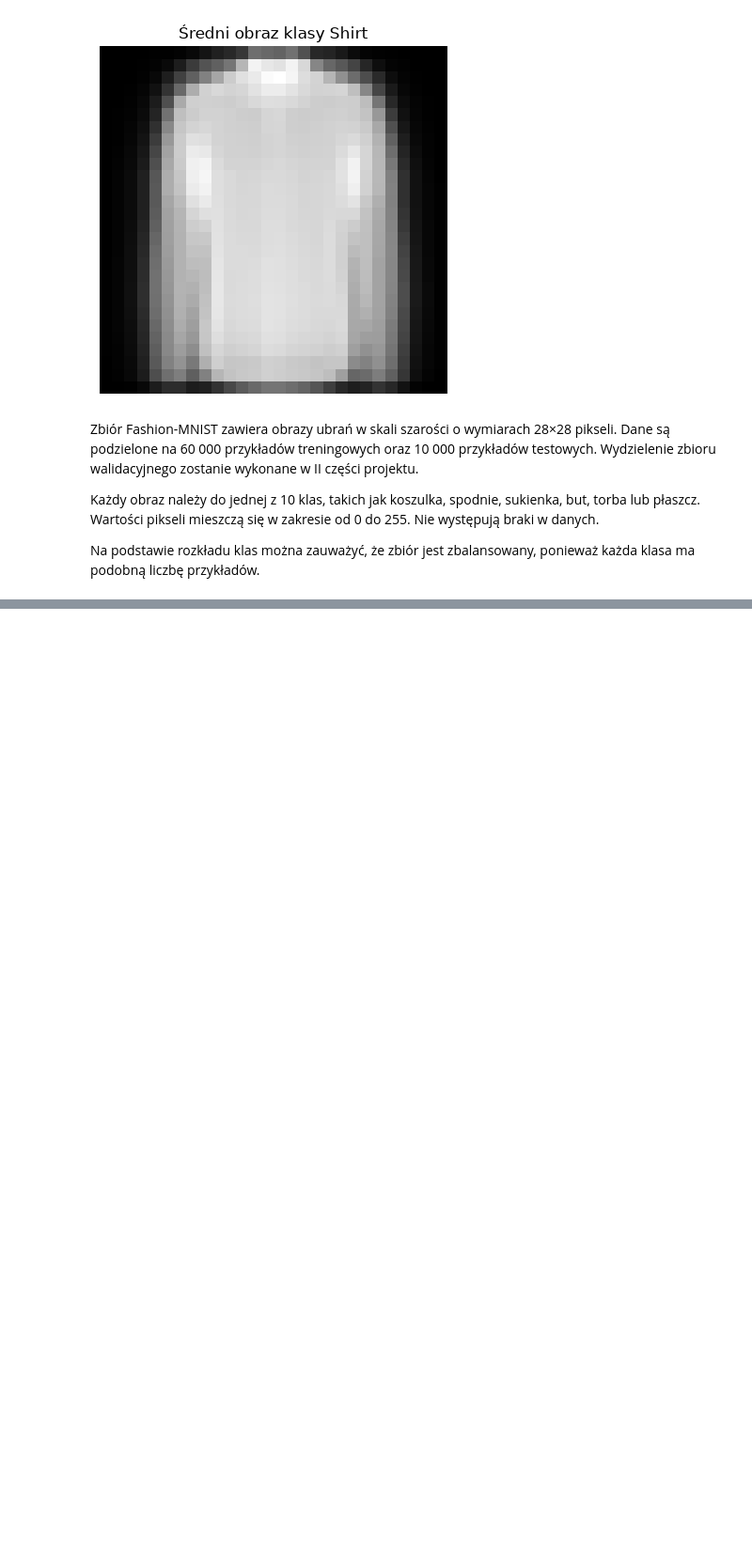
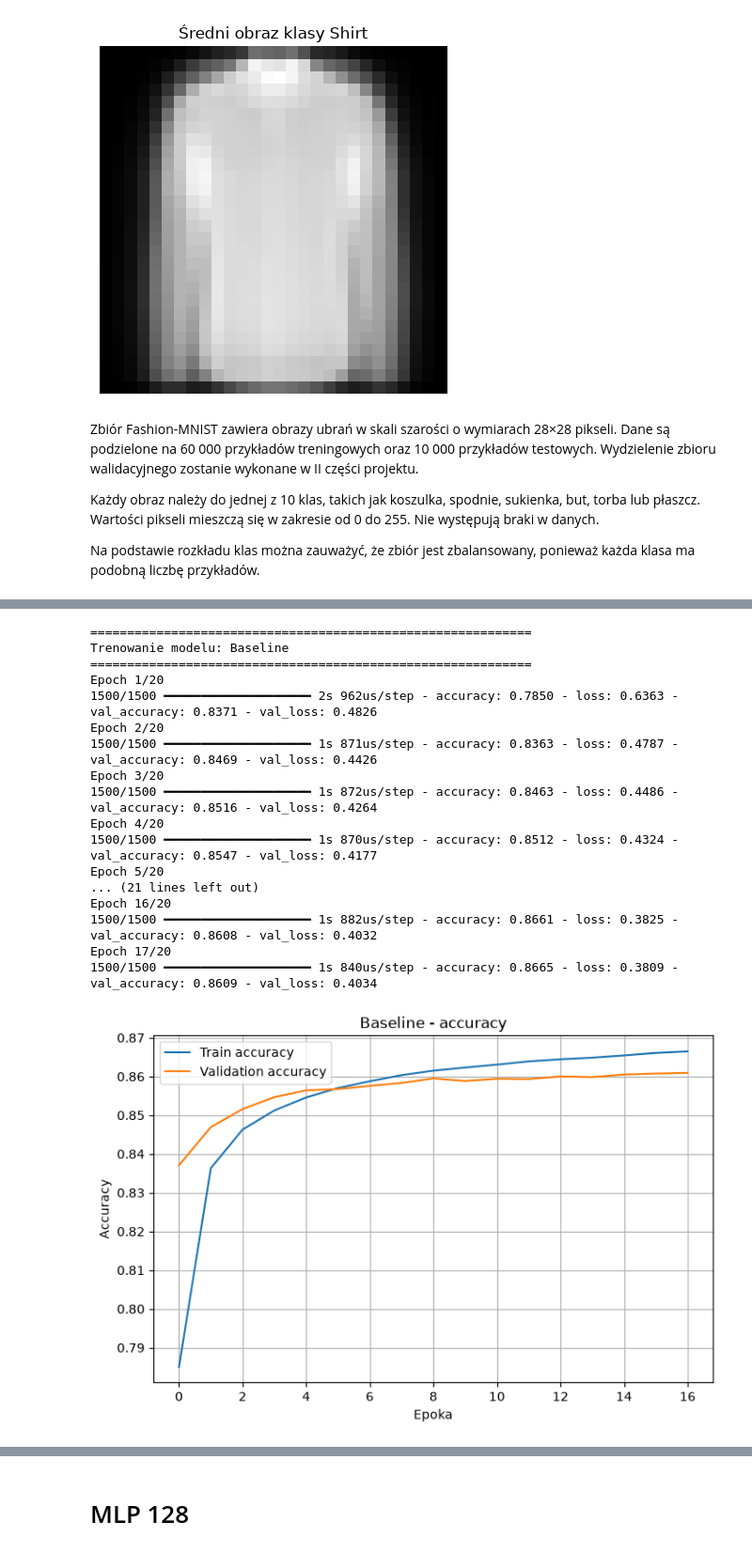
Before and after one commit to MagKaur/Neural_Networks, a Jupyter notebook: projekt_fashion_mnist.ipynb, the cells around one changed output, grey strips where cells are left out. Shown at 94% size. Cells and saved outputs as stored; diff of their text form; code cells hidden in the pictures; blank space fills up the shorter version.

```diff
--- a/projekt_fashion_mnist.ipynb
+++ b/projekt_fashion_mnist.ipynb
@@ -145,0 +173,15 @@ Na podstawie rozkładu klas można zauważyć, że zbiór jest zbalansowany, pon
+# %%
+# Oryginalny zbiór treningowy ma 60 000 obrazów.
+# Dzielimy go na:
+# - zbiór treningowy właściwy: do uczenia modelu,
+# - zbiór walidacyjny: do porównywania modeli i doboru hiperparametrów.
+#
+# Zbiór testowy zostawiamy nietknięty do samego końca.
+
+X_train_part, X_val, y_train_part, y_val = train_test_split(
+    X_train,
+    y_train,
+    test_size=0.2,        # 20% danych idzie na walidację
+    random_state=42,      # powtarzalny podział
+    stratify=y_train      # zachowuje proporcje klas w train i validation
+)
@@ -145,0 +355,13 @@ Na podstawie rozkładu klas można zauważyć, że zbiór jest zbalansowany, pon
+# %%
+# Model baseline to najprostszy model referencyjny.
+# Nie ma warstw ukrytych.
+# Obraz 28x28 zostaje spłaszczony do wektora 784 wartości,
+# a następnie od razu klasyfikowany do jednej z 10 klas.
+
+baseline_model = keras.Sequential([
+    keras.layers.Input(shape=(28, 28)),
+    keras.layers.Flatten(),
+    keras.layers.Dense(10, activation="softmax")
+])
+
+baseline_model.summary()
@@ -145,0 +380,36 @@ Na podstawie rozkładu klas można zauważyć, że zbiór jest zbalansowany, pon
+# %%
+#Trenowanie modelu
+history_baseline = compile_and_train(
+    model=baseline_model,
+    X_train_data=X_train_part,
+    y_train_data=y_train_part,
+    X_val_data=X_val,
+    y_val_data=y_val,
+    model_name="Baseline",
+    epochs=20,
+    batch_size=32,
+    learning_rate=0.001,
+    optimizer_name="adam"
+)
+
+save_result("Baseline", history_baseline)
+plot_learning_curves(history_baseline, "Baseline")
+# %% [output]
+============================================================
+Trenowanie modelu: Baseline
+============================================================
+Epoch 1/20
+1500/1500 ━━━━━━━━━━━━━━━━━━━━ 2s 962us/step - accuracy: 0.7850 - loss: 0.6363 - val_accuracy: 0.8371 - val_loss: 0.4826
+Epoch 2/20
+1500/1500 ━━━━━━━━━━━━━━━━━━━━ 1s 871us/step - accuracy: 0.8363 - loss: 0.4787 - val_accuracy: 0.8469 - val_loss: 0.4426
+Epoch 3/20
+1500/1500 ━━━━━━━━━━━━━━━━━━━━ 1s 872us/step - accuracy: 0.8463 - loss: 0.4486 - val_accuracy: 0.8516 - val_loss: 0.4264
+Epoch 4/20
+1500/1500 ━━━━━━━━━━━━━━━━━━━━ 1s 870us/step - accuracy: 0.8512 - loss: 0.4324 - val_accuracy: 0.8547 - val_loss: 0.4177
+Epoch 5/20
+... (21 lines left out)
+Epoch 16/20
+1500/1500 ━━━━━━━━━━━━━━━━━━━━ 1s 882us/step - accuracy: 0.8661 - loss: 0.3825 - val_accuracy: 0.8608 - val_loss: 0.4032
+Epoch 17/20
+1500/1500 ━━━━━━━━━━━━━━━━━━━━ 1s 840us/step - accuracy: 0.8665 - loss: 0.3809 - val_accuracy: 0.8609 - val_loss: 0.4034
+[figure, added]
@@ -145,0 +417,2 @@ Na podstawie rozkładu klas można zauważyć, że zbiór jest zbalansowany, pon
+# %% [markdown]
+# MLP 128
```
Also changed, not shown: parts of 103 cells of this notebook.
